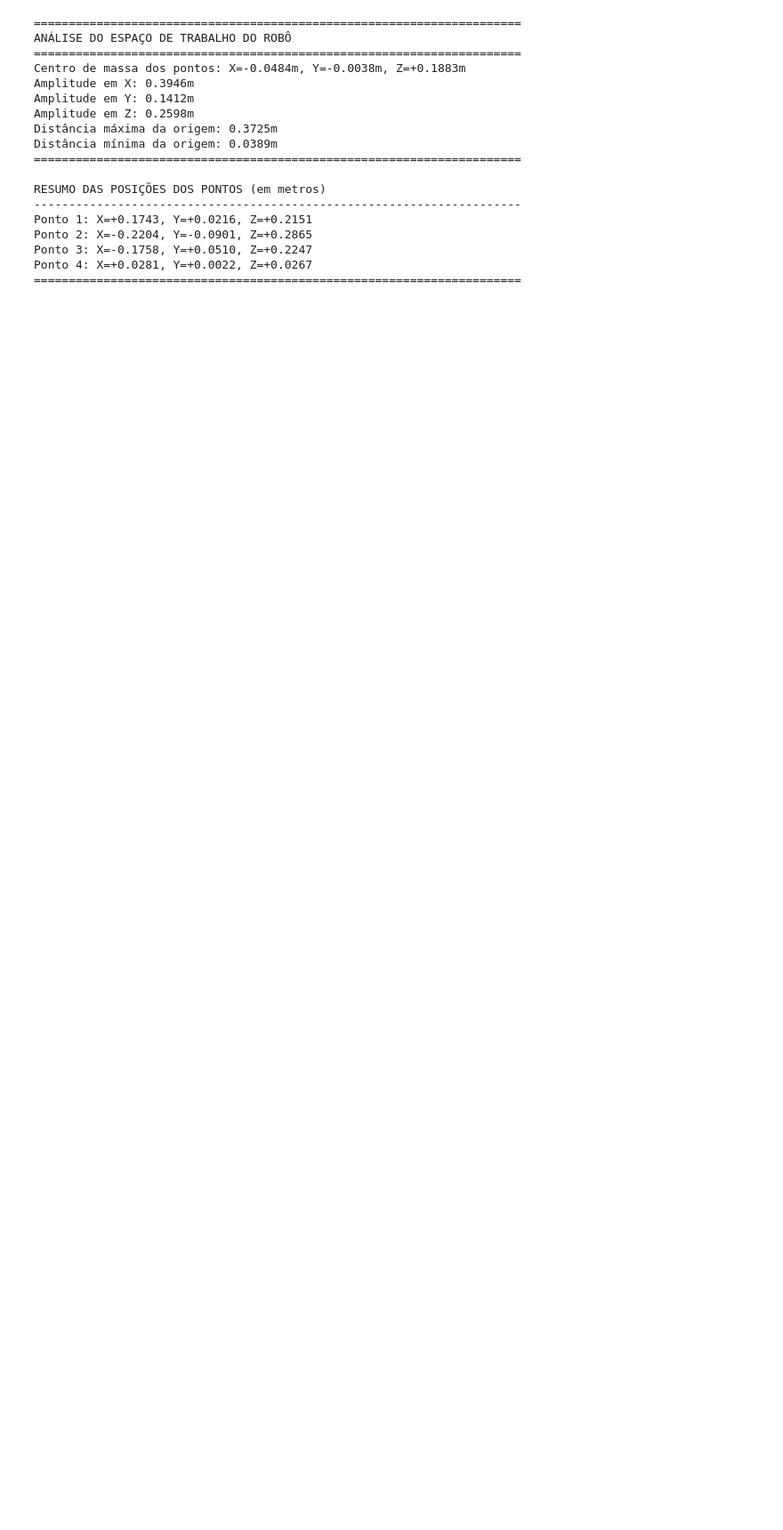
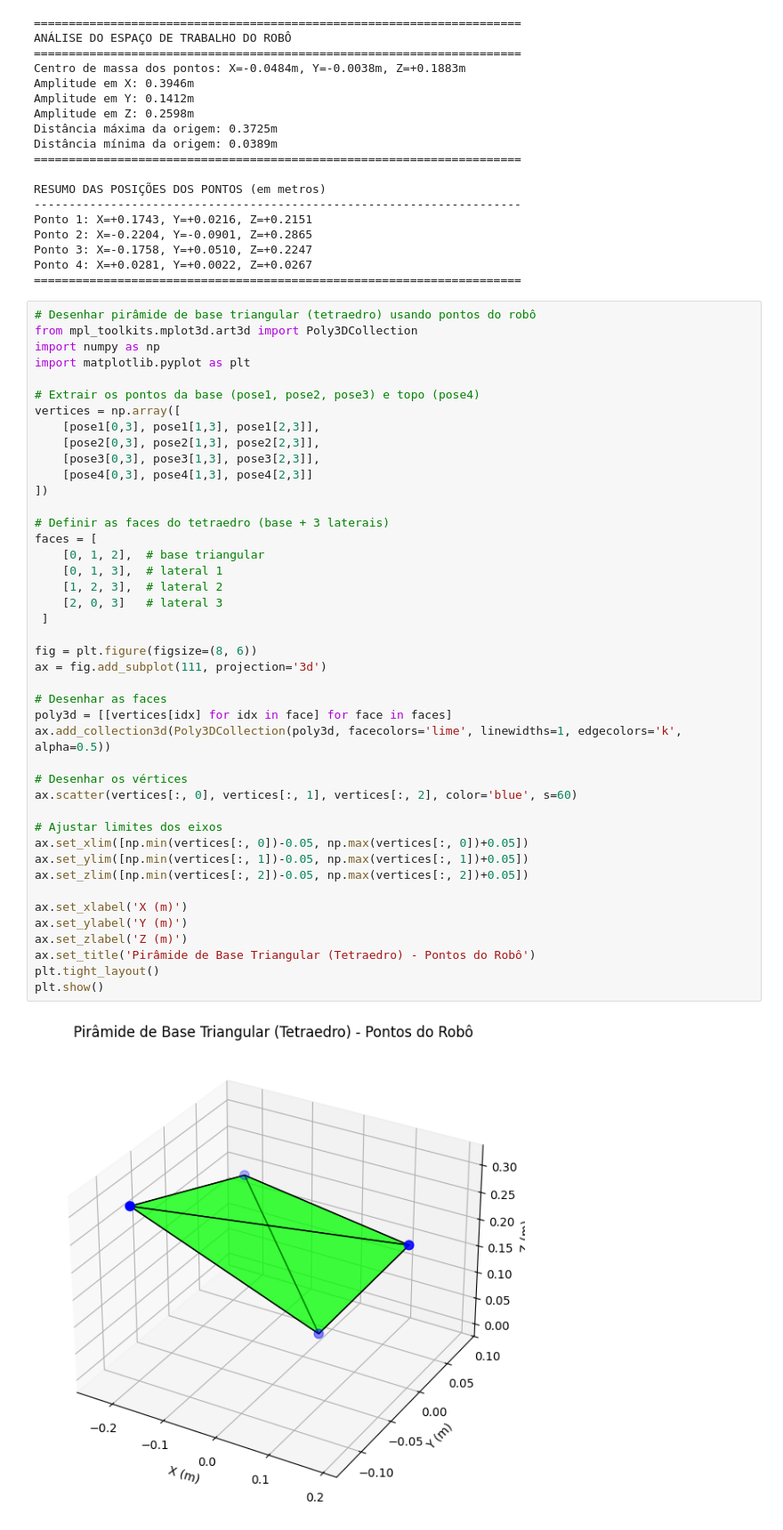
Before and after one commit to Rinaldots/INTRODUCAO-ROBOTICA, a Jupyter notebook: robotica.ipynb, the cells around one changed output. Shown: that part at 89% size. Drawn from its saved outputs; the diff is of its cells as text; blank space fills up the shorter version.

Commit message:
refactor: atualizando o plot e modificando a exibição

```diff
--- a/robotica.ipynb
+++ b/robotica.ipynb
@@ -407,3 +407,48 @@ Ponto 2: X=-0.2204, Y=-0.0901, Z=+0.2865
 Ponto 3: X=-0.1758, Y=+0.0510, Z=+0.2247
 Ponto 4: X=+0.0281, Y=+0.0022, Z=+0.0267
 ======================================================================
+# %%
+# Desenhar pirâmide de base triangular (tetraedro) usando pontos do robô
+from mpl_toolkits.mplot3d.art3d import Poly3DCollection
+import numpy as np
+import matplotlib.pyplot as plt
+
+# Extrair os pontos da base (pose1, pose2, pose3) e topo (pose4)
+vertices = np.array([
+    [pose1[0,3], pose1[1,3], pose1[2,3]],
+    [pose2[0,3], pose2[1,3], pose2[2,3]],
+    [pose3[0,3], pose3[1,3], pose3[2,3]],
+    [pose4[0,3], pose4[1,3], pose4[2,3]]
+])
+
+# Definir as faces do tetraedro (base + 3 laterais)
+faces = [
+    [0, 1, 2],  # base triangular
+    [0, 1, 3],  # lateral 1
+    [1, 2, 3],  # lateral 2
+    [2, 0, 3]   # lateral 3
+ ]
+
+fig = plt.figure(figsize=(8, 6))
+ax = fig.add_subplot(111, projection='3d')
+
+# Desenhar as faces
+poly3d = [[vertices[idx] for idx in face] for face in faces]
+ax.add_collection3d(Poly3DCollection(poly3d, facecolors='lime', linewidths=1, edgecolors='k', alpha=0.5))
+
+# Desenhar os vértices
+ax.scatter(vertices[:, 0], vertices[:, 1], vertices[:, 2], color='blue', s=60)
+
+# Ajustar limites dos eixos
+ax.set_xlim([np.min(vertices[:, 0])-0.05, np.max(vertices[:, 0])+0.05])
+ax.set_ylim([np.min(vertices[:, 1])-0.05, np.max(vertices[:, 1])+0.05])
+ax.set_zlim([np.min(vertices[:, 2])-0.05, np.max(vertices[:, 2])+0.05])
+
+ax.set_xlabel('X (m)')
+ax.set_ylabel('Y (m)')
+ax.set_zlabel('Z (m)')
+ax.set_title('Pirâmide de Base Triangular (Tetraedro) - Pontos do Robô')
+plt.tight_layout()
+plt.show()
+# %% [output]
+[figure, added]
```
Also changed, not shown: parts of 1 cell of this notebook.
